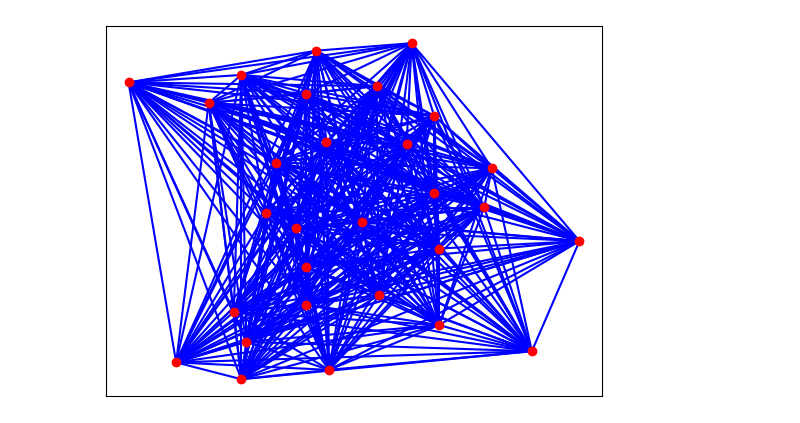
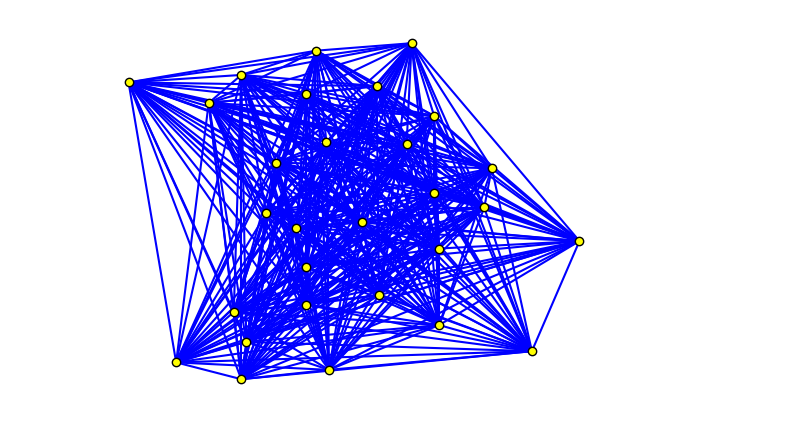
Before and after one commit to MrResor/Master-Thesis, a Jupyter notebook: present2.ipynb, the cells around one changed output. Saved outputs shown, nothing was run; the diff lists cells and outputs as text; code cells hidden in the pictures.

```diff
--- a/present2.ipynb
+++ b/present2.ipynb
@@ -13,12 +13,9 @@ for i, line in enumerate(lines):
 # %%
 for ind, p1 in enumerate(points):
     for p2 in points[ind+1:]:
         plt.plot([p1[0], p2[0]], [p1[1], p2[1]], color='blue', zorder=1)
-plt.scatter(points[:, 0], points[:, 1], color='red', zorder=2)
-plt.xlabel('')
-plt.ylabel('')
-plt.xticks([])
-plt.yticks([])
+plt.scatter(points[:, 0], points[:, 1], color='yellow', edgecolors='black', zorder=2)
+plt.axis('off')
 plt.show()
 # %% [output]
-[figure, old version]
+[figure, new version]
```
Also changed, not shown: parts of 1 cell of this notebook, 1 other file.
